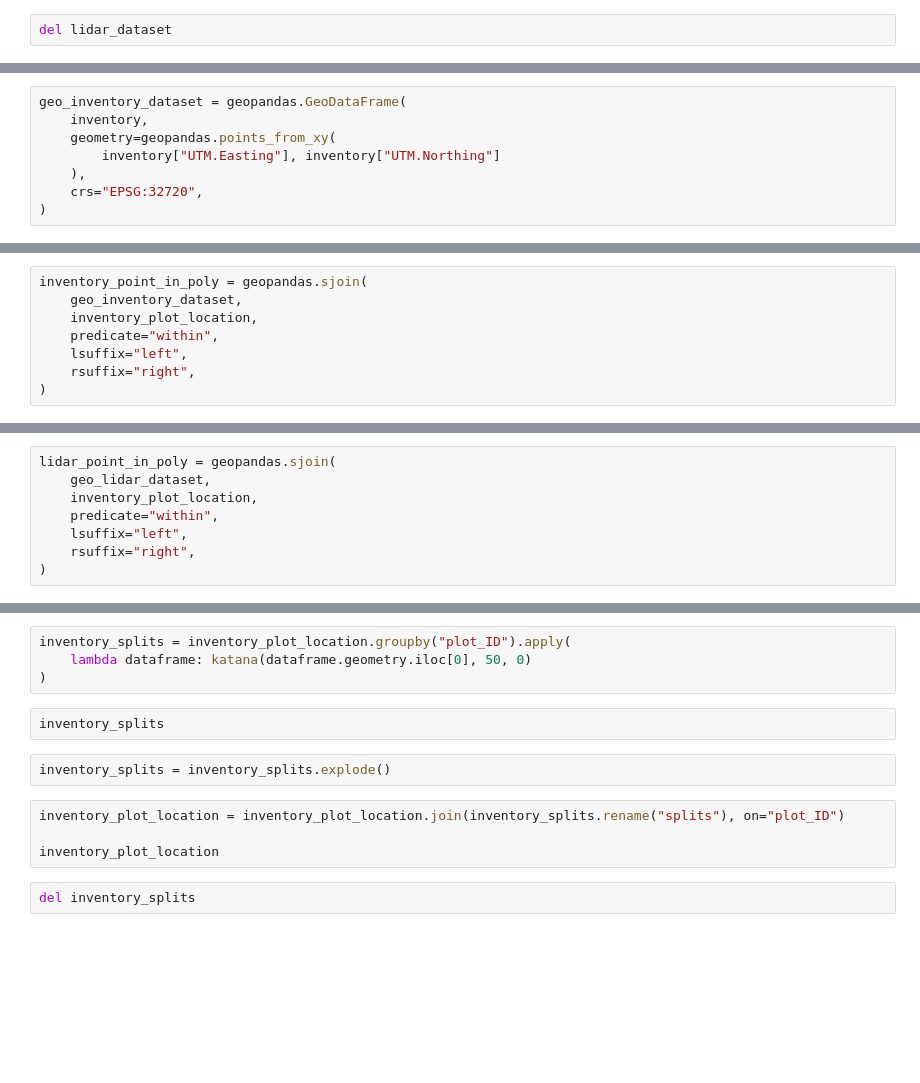
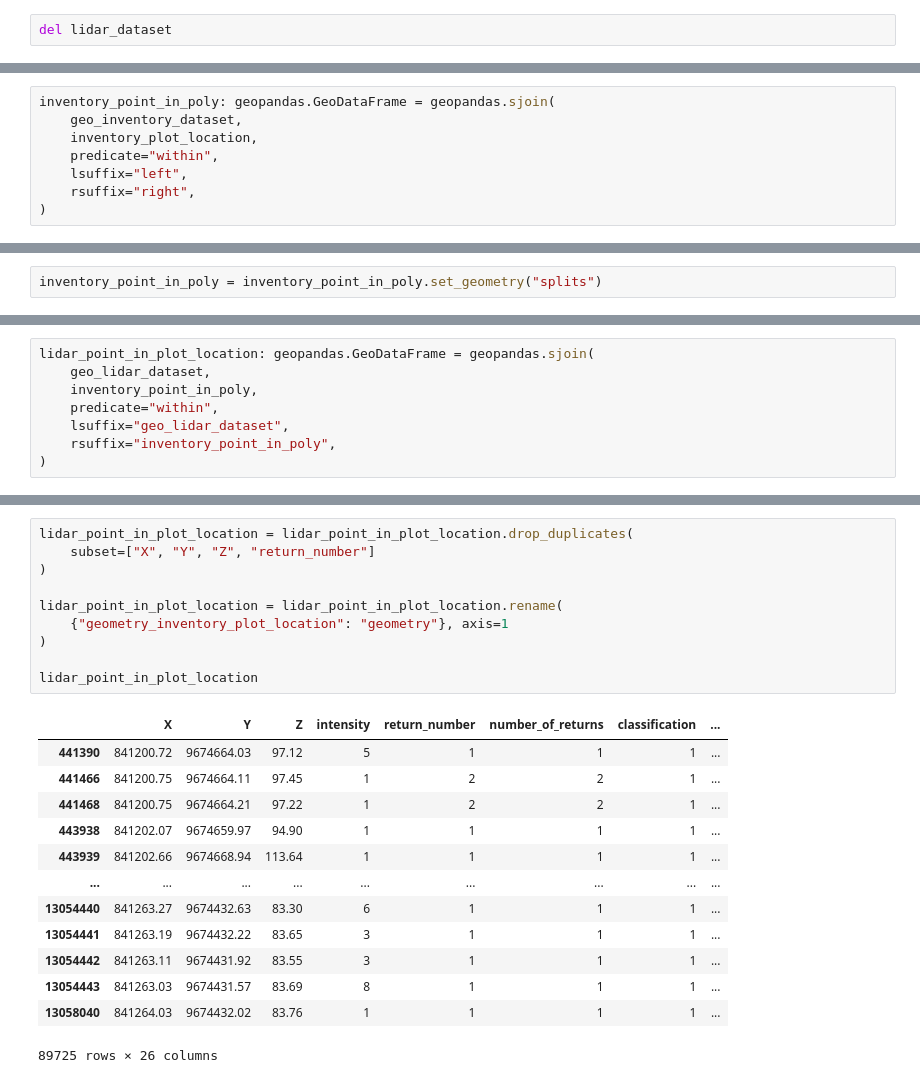
Before and after one commit to joaovictordecastroa/canopyEstimation, a Jupyter notebook: src/train_split.ipynb, the cells around one changed output, grey strips where cells are left out. Drawn from its saved outputs; the diff is of its cells as text; blank space fills up the shorter version.

```diff
--- a/src/train_split.ipynb
+++ b/src/train_split.ipynb
@@ -154,8 +261,0 @@ inventory_plot_location
-# %%
-geo_inventory_dataset = geopandas.GeoDataFrame(
-    inventory,
-    geometry=geopandas.points_from_xy(
-        inventory["UTM.Easting"], inventory["UTM.Northing"]
-    ),
-    crs="EPSG:32720",
-)
@@ -164,5 +262,5 @@ geo_inventory_dataset.head()
 # %%
-inventory_point_in_poly = geopandas.sjoin(
+inventory_point_in_poly: geopandas.GeoDataFrame = geopandas.sjoin(
     geo_inventory_dataset,
     inventory_plot_location,
     predicate="within",
@@ -176 +288,3 @@ del geo_inventory_dataset
+# %%
+inventory_point_in_poly = inventory_point_in_poly.set_geometry("splits")
 # %% [markdown]
@@ -178,8 +292,8 @@ del geo_inventory_dataset
 # %%
-lidar_point_in_poly = geopandas.sjoin(
+lidar_point_in_plot_location: geopandas.GeoDataFrame = geopandas.sjoin(
     geo_lidar_dataset,
-    inventory_plot_location,
+    inventory_point_in_poly,
     predicate="within",
-    lsuffix="left",
-    rsuffix="right",
+    lsuffix="geo_lidar_dataset",
+    rsuffix="inventory_point_in_poly",
 )
@@ -202,14 +307,24 @@ inventory_plot_location
-# %%
-inventory_splits = inventory_plot_location.groupby("plot_ID").apply(
-    lambda dataframe: katana(dataframe.geometry.iloc[0], 50, 0)
-)
-# %%
-inventory_splits
-# %%
-inventory_splits = inventory_splits.explode()
-# %%
-inventory_plot_location = inventory_plot_location.join(inventory_splits.rename("splits"), on="plot_ID")
-
-inventory_plot_location
-# %%
-del inventory_splits
+# %%
+lidar_point_in_plot_location = lidar_point_in_plot_location.drop_duplicates(
+    subset=["X", "Y", "Z", "return_number"]
+)
+
+lidar_point_in_plot_location = lidar_point_in_plot_location.rename(
+    {"geometry_inventory_plot_location": "geometry"}, axis=1
+)
+
+lidar_point_in_plot_location
+# %% [output]
+|  | X | Y | Z | intensity | return_number | number_of_returns | classification | ... |
+| 441390 | 841200.72 | 9674664.03 | 97.12 | 5 | 1 | 1 | 1 | ... |
+| 441466 | 841200.75 | 9674664.11 | 97.45 | 1 | 2 | 2 | 1 | ... |
+| 441468 | 841200.75 | 9674664.21 | 97.22 | 1 | 2 | 2 | 1 | ... |
+| 443938 | 841202.07 | 9674659.97 | 94.90 | 1 | 1 | 1 | 1 | ... |
+| 443939 | 841202.66 | 9674668.94 | 113.64 | 1 | 1 | 1 | 1 | ... |
+| ... | ... | ... | ... | ... | ... | ... | ... | ... |
+| 13054440 | 841263.27 | 9674432.63 | 83.30 | 6 | 1 | 1 | 1 | ... |
+| 13054441 | 841263.19 | 9674432.22 | 83.65 | 3 | 1 | 1 | 1 | ... |
+| 13054442 | 841263.11 | 9674431.92 | 83.55 | 3 | 1 | 1 | 1 | ... |
+| 13054443 | 841263.03 | 9674431.57 | 83.69 | 8 | 1 | 1 | 1 | ... |
+| 13058040 | 841264.03 | 9674432.02 | 83.76 | 1 | 1 | 1 | 1 | ... |
+89725 rows × 26 columns
```
Also changed, not shown: parts of 49 cells of this notebook.
